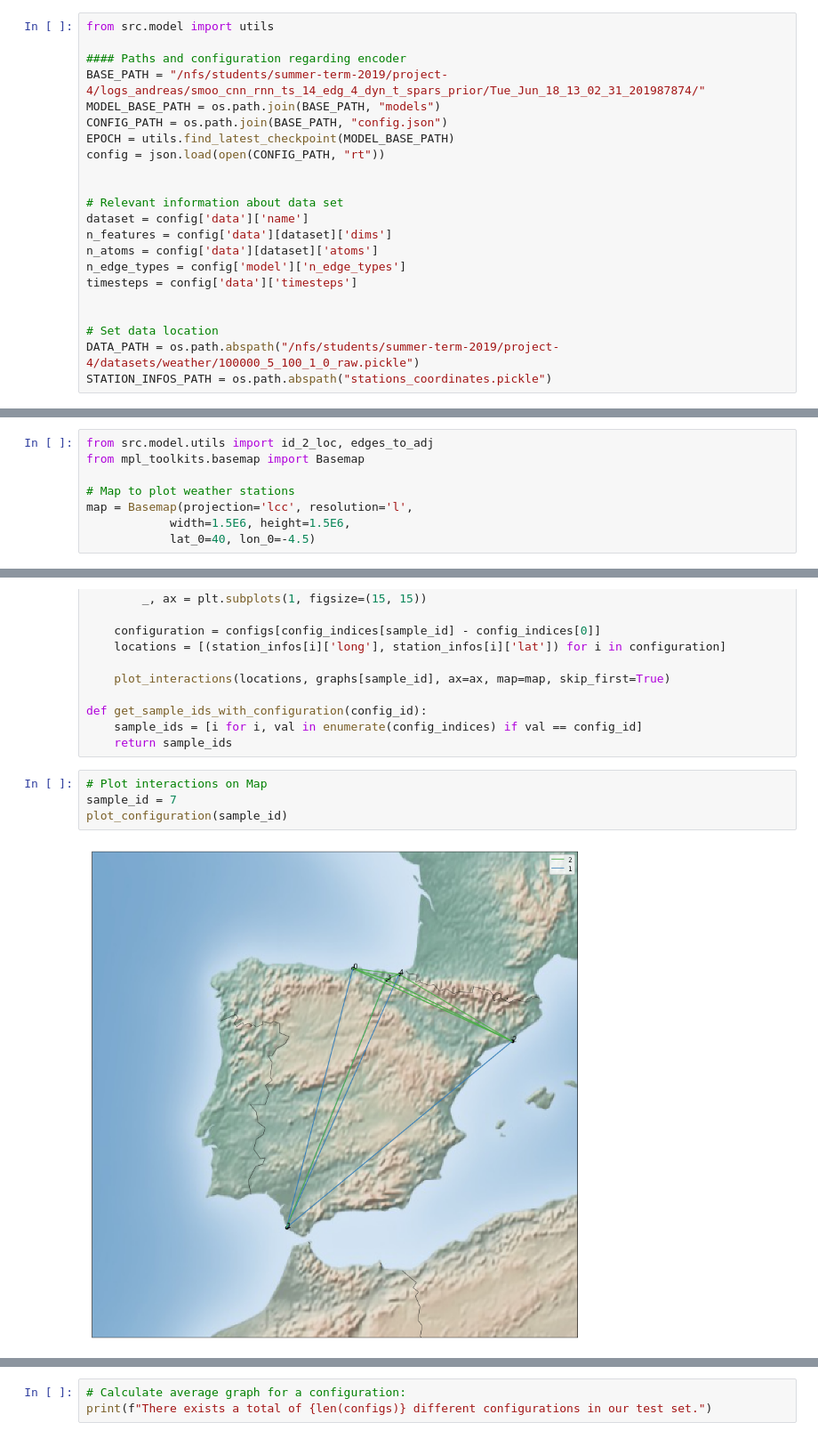
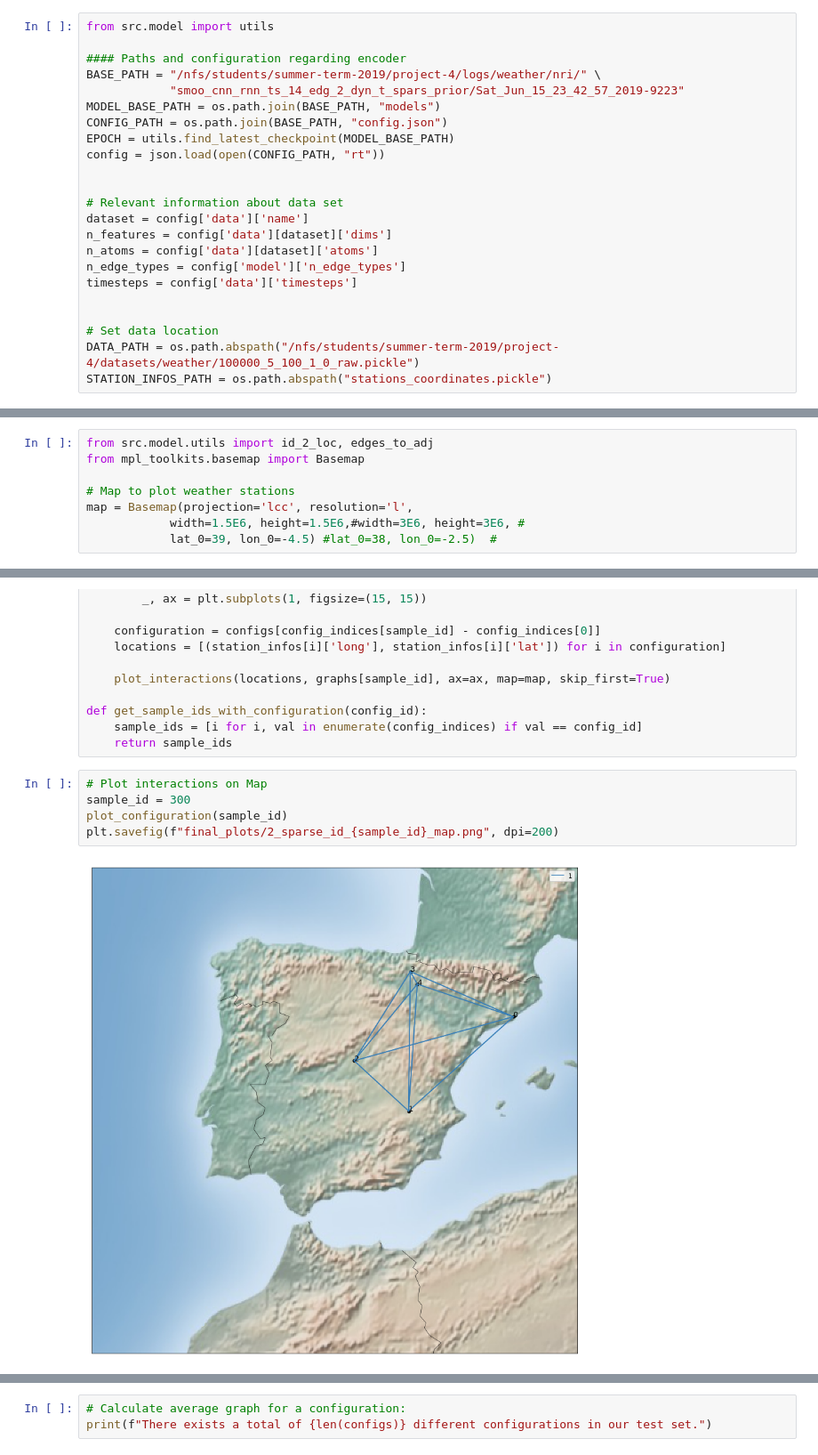
Before and after one commit to PaulUrsulean/LSGM, a Jupyter notebook: notebooks/map_visualization.ipynb, the cells around one changed output, grey strips where cells are left out. Shown: that part at 89% size. Cells and saved outputs as stored; diff of their text form.

```diff
--- a/notebooks/map_visualization.ipynb
+++ b/notebooks/map_visualization.ipynb
@@ -28,7 +28,8 @@ sys.path.append("..")
 from src.model import utils
 
 #### Paths and configuration regarding encoder
-BASE_PATH = "/nfs/students/summer-term-2019/project-4/logs_andreas/smoo_cnn_rnn_ts_14_edg_4_dyn_t_spars_prior/Tue_Jun_18_13_02_31_201987874/"
+BASE_PATH = "/nfs/students/summer-term-2019/project-4/logs/weather/nri/" \
+            "smoo_cnn_rnn_ts_14_edg_2_dyn_t_spars_prior/Sat_Jun_15_23_42_57_2019-9223"
 MODEL_BASE_PATH = os.path.join(BASE_PATH, "models")
 CONFIG_PATH = os.path.join(BASE_PATH, "config.json")
 EPOCH = utils.find_latest_checkpoint(MODEL_BASE_PATH)
@@ -108,8 +109,8 @@ from mpl_toolkits.basemap import Basemap
 
 # Map to plot weather stations
 map = Basemap(projection='lcc', resolution='l',
-            width=1.5E6, height=1.5E6,
-            lat_0=40, lon_0=-4.5)
+            width=1.5E6, height=1.5E6,#width=3E6, height=3E6, #
+            lat_0=39, lon_0=-4.5) #lat_0=38, lon_0=-2.5)  #
 # %%
 from weather.utils import plot_interactions
 
@@ -128,10 +129,11 @@ def get_sample_ids_with_configuration(config_id):
     return sample_ids
 # %%
 # Plot interactions on Map
-sample_id = 7
+sample_id = 300
 plot_configuration(sample_id)
+plt.savefig(f"final_plots/2_sparse_id_{sample_id}_map.png", dpi=200)
 # %% [output]
-[figure, old version]
+[figure, new version]
 # %%
 # Visualize adjacency matrix
 fig, axes = plt.subplots(nrows=1, ncols=n_edge_types, figsize=(20, 5))
```
Also changed, not shown: parts of 6 cells of this notebook.
